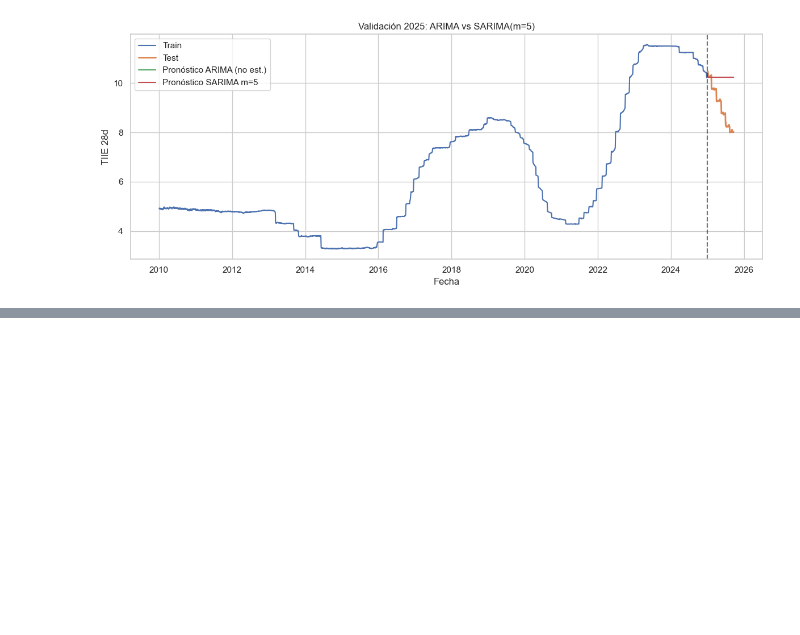
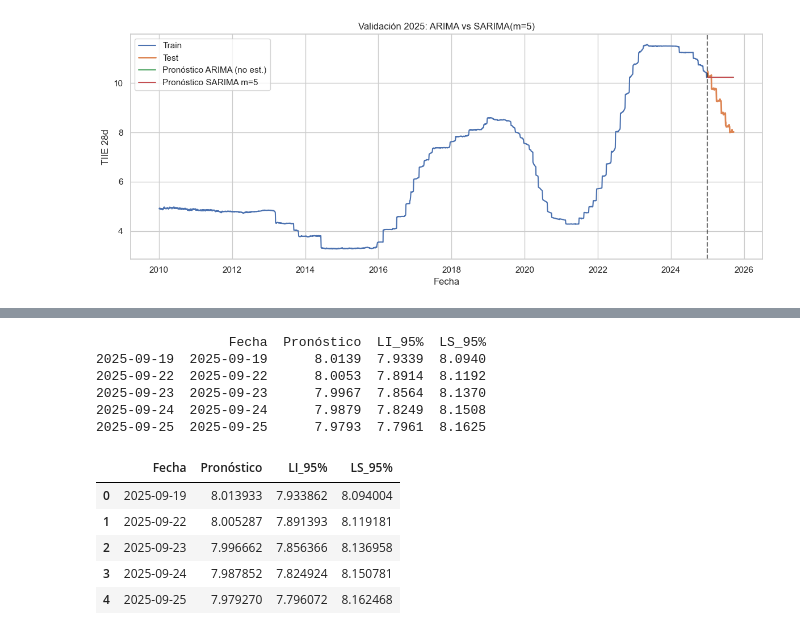
Before and after one commit to maxaguayo01/TIIE_28, a Jupyter notebook: TIIE_28dias.ipynb, the cells around one changed output, grey strips where cells are left out. Drawn from its saved outputs; the diff is of its cells as text; code cells hidden in the pictures; blank space fills up the shorter version.

```diff
--- a/TIIE_28dias.ipynb
+++ b/TIIE_28dias.ipynb
@@ -494,0 +732,32 @@ plt.legend(); plt.tight_layout(); plt.show()
+# %%
+# --- 4. Tabla bonita ---
+forecast_table = pd.DataFrame({
+    "Fecha": pred_mean.index.strftime("%Y-%m-%d"),
+    "Pronóstico": pred_mean.round(4),
+    "LI_95%": conf_int.iloc[:,0].round(4),
+    "LS_95%": conf_int.iloc[:,1].round(4)
+})
+print(forecast_table)
+# %% [output]
+                 Fecha  Pronóstico  LI_95%  LS_95%
+2025-09-19  2025-09-19      8.0139  7.9339  8.0940
+2025-09-22  2025-09-22      8.0053  7.8914  8.1192
+2025-09-23  2025-09-23      7.9967  7.8564  8.1370
+2025-09-24  2025-09-24      7.9879  7.8249  8.1508
+2025-09-25  2025-09-25      7.9793  7.7961  8.1625
+# %%
+# --- 4. Mostrar tabla de resultados ---
+forecast_table = pd.DataFrame({
+    "Fecha": pred_mean.index,
+    "Pronóstico": pred_mean.values,
+    "LI_95%": conf_int.iloc[:,0].values,
+    "LS_95%": conf_int.iloc[:,1].values
+})
+forecast_table
+# %% [output]
+|  | Fecha | Pronóstico | LI_95% | LS_95% |
+| 0 | 2025-09-19 | 8.013933 | 7.933862 | 8.094004 |
+| 1 | 2025-09-22 | 8.005287 | 7.891393 | 8.119181 |
+| 2 | 2025-09-23 | 7.996662 | 7.856366 | 8.136958 |
+| 3 | 2025-09-24 | 7.987852 | 7.824924 | 8.150781 |
+| 4 | 2025-09-25 | 7.979270 | 7.796072 | 8.162468 |
```
Also changed, not shown: parts of 13 cells of this notebook.
